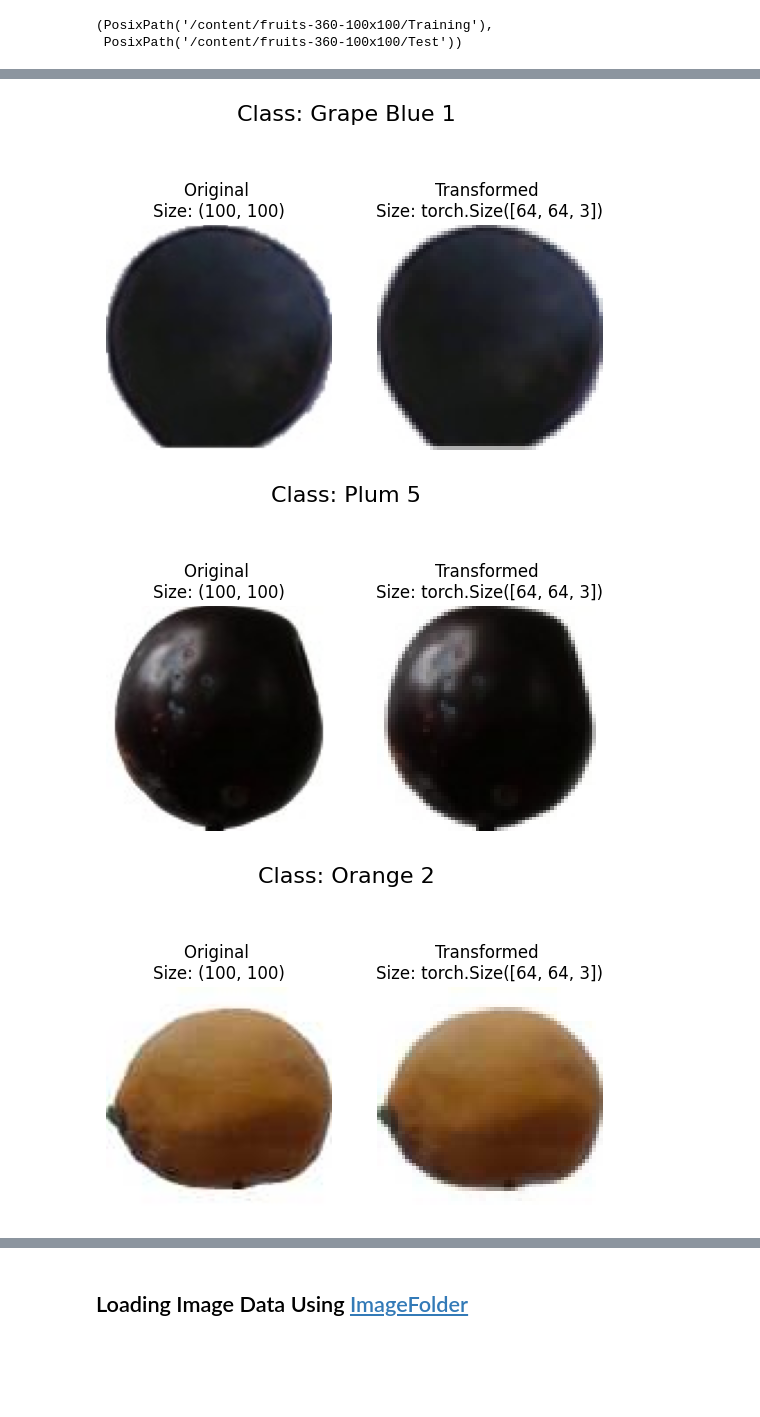
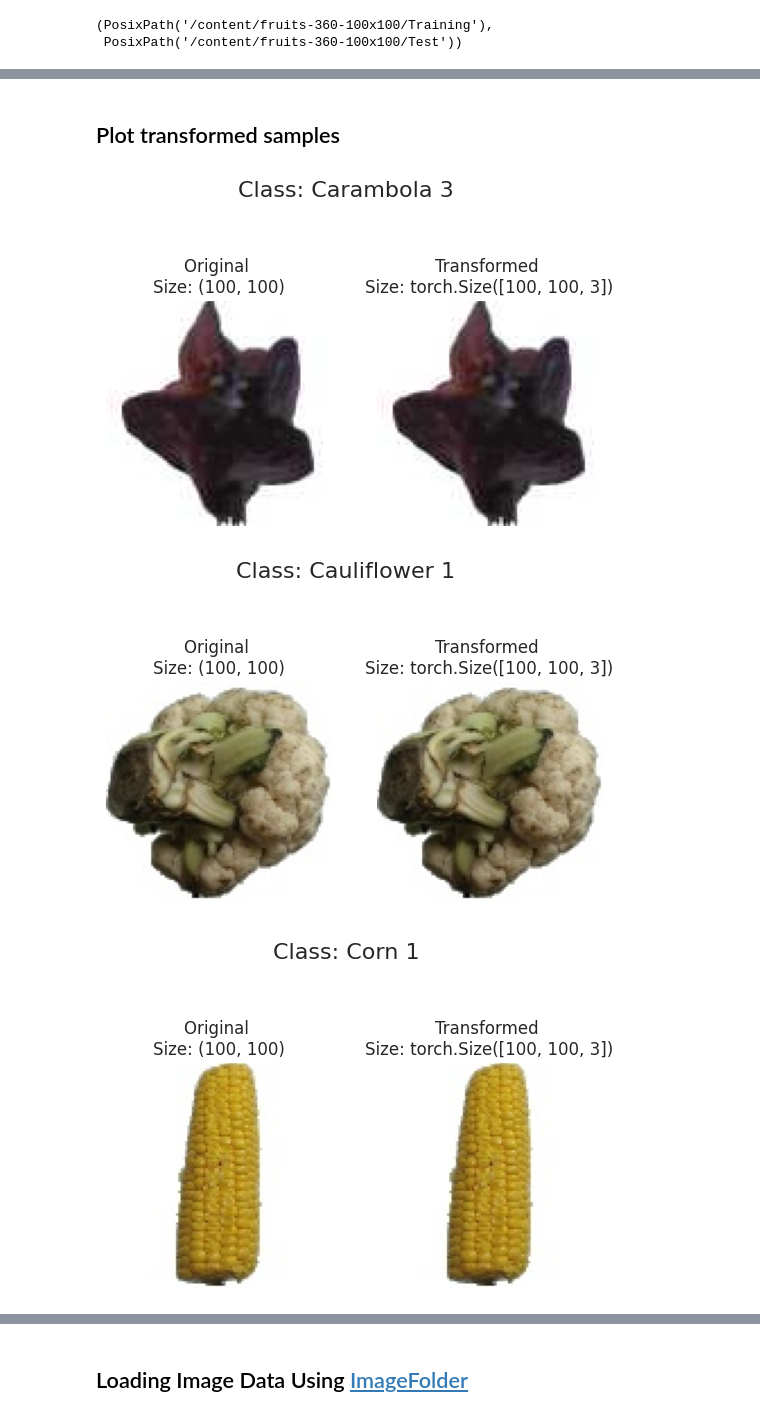
Before and after one commit to Dhruv-D-Bhrasadiya/cam2cook, a Jupyter notebook: model/Cam2Cook_Fruit_360.ipynb, the cells around one changed output, grey strips where cells are left out. Cells and saved outputs as stored; diff of their text form; code cells hidden in the pictures; blank space fills up the shorter version.

```diff
--- a/model/Cam2Cook_Fruit_360.ipynb
+++ b/model/Cam2Cook_Fruit_360.ipynb
@@ -217,18 +31,0 @@ View image properties like height width and color channels
-# %%
-from PIL import Image
-
-# Open the first image in your list as an example
-img = Image.open(img_path[0])
-
-# 1. Get width and height
-width, height = img.size
-
-# 2. Get color channels
-channels = img.getbands()
-num_channels = len(channels)
-
-print(f"Class: {os.path.basename(os.path.dirname(img_path[0]))}")
-print(f"Width: {width}px")
-print(f"Height: {height}px")
-print(f"Channels: {num_channels} ({channels})")
-print(f"Format Mode: {img.mode}")
@@ -278,0 +361,3 @@ There are 0 directories and 473 images in '/content/fruits-360-100x100/Training/
+# %%
+# Initialize with just your root directory path
+analyzer = DatasetAnalyzer(BASE_DIR)
@@ -278,0 +563,3 @@ There are 0 directories and 473 images in '/content/fruits-360-100x100/Training/
+# %%
+# Initialize the analyzer
+analyzer = AnalyzeImage(BASE_DIR)
@@ -292,10 +615,10 @@ from torchvision import datasets, transforms
 # %%
 # Write transform for image
-data_transform = transforms.Compose([
+data_transform = v2.Compose([
 
-    # Resize the images to 64x64
-    transforms.Resize(size=(64, 64)),
+    # Converts PIL to Tensor image (C, H, W)
+    v2.ToImage(),
 
-    # Turn the image into a torch.Tensor
-    transforms.ToTensor() # this also converts all pixel values from 0 to 255 to be between 0.0 and 1.0
+    # Turn the image into a torch.Tensor and brings values to 0.0 - 1.0
+    v2.ToDtype(dtype=torch.float32, scale=True)
 ])
@@ -302,3 +670,5 @@ data_transform = transforms.Compose([
+# %% [markdown]
+## Plot transformed samples
 # %%
 def plot_transformed_images(image_paths, transform, n=3, seed=42):
     """Plots a series of random images from image_paths.
@@ -331,10 +701,11 @@ def plot_transformed_images(image_paths, transform, n=3, seed=42):
 
             fig.suptitle(f"Class: {os.path.basename(os.path.dirname(image_path))}", fontsize=16)
 # %%
-plot_transformed_images(img_path,
+img_paths = analyzer._get_image_paths()
+plot_transformed_images(img_paths,
                         transform=data_transform,
                         n=3)
 # %% [output]
-[figure, old version]
+[figure, new version]
-[figure, old version]
+[figure, new version]
-[figure, old version]
+[figure, new version]
```
Also changed, not shown: parts of 107 cells of this notebook.
